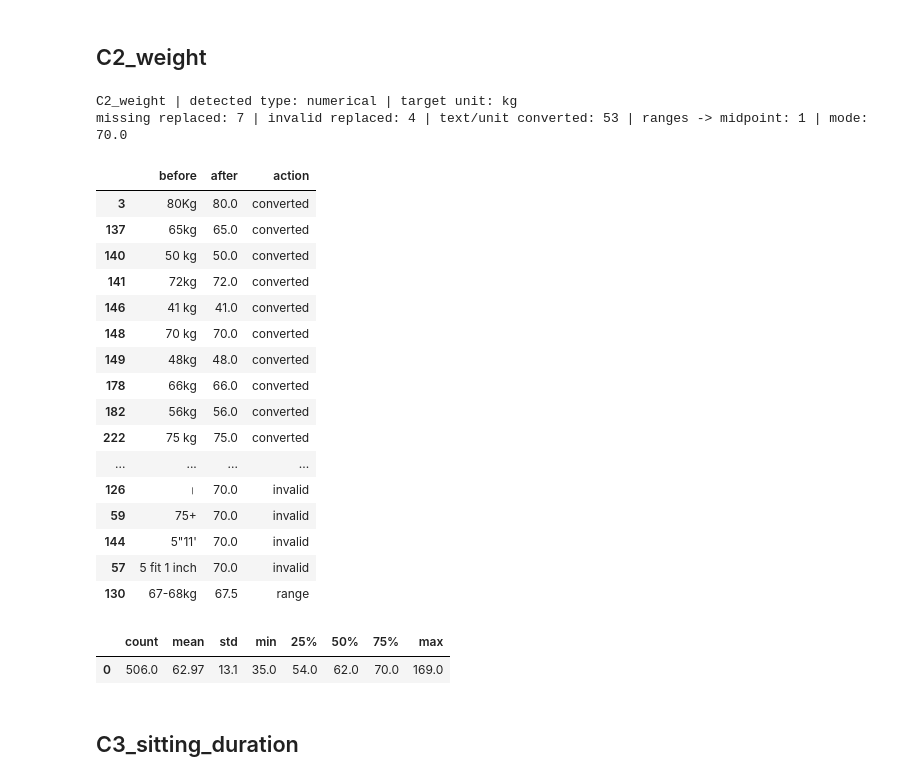
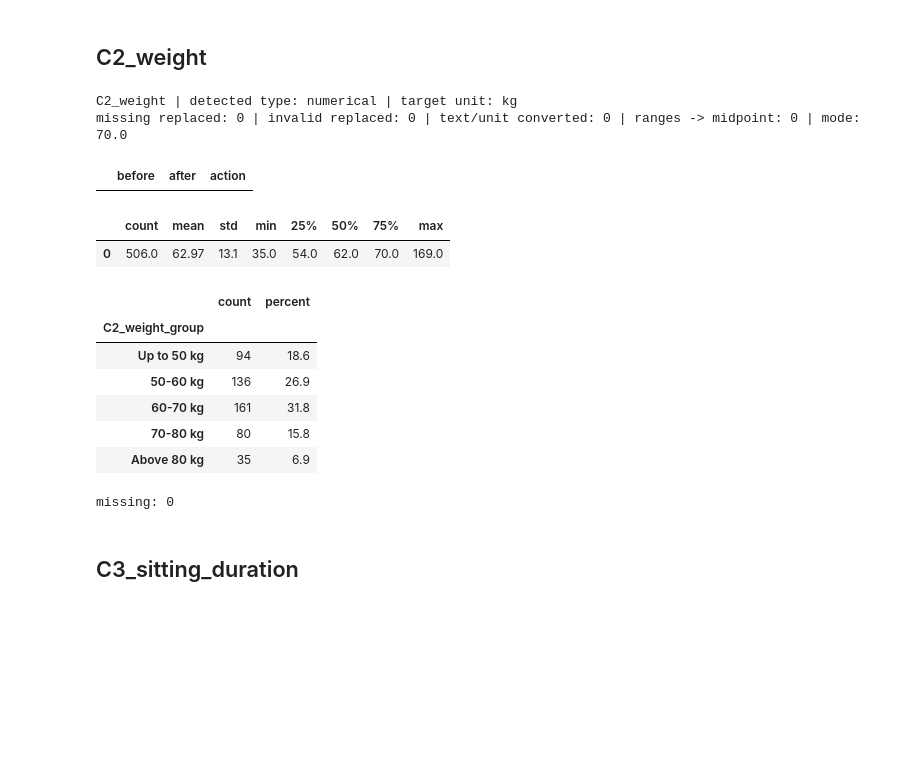
Before and after one commit to arshadziban/Reels-Mental-Health-Well-Being-Report, a Jupyter notebook: 1_finetune_dataset.ipynb, the cells around one changed output. Saved outputs shown, nothing was run; the diff lists cells and outputs as text; code cells hidden in the pictures; blank space fills up the shorter version.

```diff
--- a/1_finetune_dataset.ipynb
+++ b/1_finetune_dataset.ipynb
@@ -491,3 +491,10 @@ missing replaced: 3 | invalid replaced: 0 | modified: 3 | mode: Islam
 | Islam | 491 | 97.0 |
 | Hindu | 12 | 2.4 |
 | Christian | 3 | 0.6 |
+# %%
+# A3_religion - merge the small groups (Hindu, Christian) into one category
+df["A3_religion"] = df["A3_religion"].replace({"Hindu": "Hindu/Christian", "Christian": "Hindu/Christian"})
+
+summary = df["A3_religion"].value_counts().rename("count").to_frame()
+summary["percent"] = (summary["count"] / summary["count"].sum() * 100).round(1)
+display(summary)
@@ -549,5 +561,17 @@ missing replaced: 2 | invalid replaced: 0 | modified: 2 | mode: Single family
 # %%
 # B2_family_time_hours
 clean_column("B2_family_time_hours")
+
+# 5 categories (right-inclusive bins) from the numeric hours, before converting to text
+labels = ["Up to 1 hour", "1-3 hours", "3-5 hours", "5-8 hours", "More than 8 hours"]
+df["B2_family_time_group"] = pd.cut(df["B2_family_time_hours"], bins=[-1, 1, 3, 5, 8, 24], labels=labels)
+
+# Show hours as text: 2 -> "2 Hours", 5.5 -> "5.5 Hours" (1 -> "1 Hour")
+df["B2_family_time_hours"] = df["B2_family_time_hours"].map(lambda h: f"{h:g} {'Hour' if h == 1 else 'Hours'}")
+
+summary = df["B2_family_time_group"].value_counts().reindex(labels).rename("count").to_frame()
+summary["percent"] = (summary["count"] / summary["count"].sum() * 100).round(1)
+display(summary)
+print("missing:", df["B2_family_time_group"].isna().sum())
 # %% [output]
 B2_family_time_hours | detected type: numerical | target unit: hours
@@ -602,5 +634,17 @@ missing replaced: 4 | invalid replaced: 0 | modified: 4 | mode: Very Comfortable
 # %%
 # C1_height
 clean_column("C1_height")
+
+# 5 categories (right-inclusive bins) from the numeric cm, before converting to text
+labels = ["Up to 160 cm", "160-165 cm", "165-170 cm", "170-175 cm", "Above 175 cm"]
+df["C1_height_group"] = pd.cut(df["C1_height"], bins=[0, 160, 165, 170, 175, 300], labels=labels)
+
+# Show height as text: 167.6 -> "167.6 cm"
+df["C1_height"] = df["C1_height"].map(lambda h: f"{h:g} cm")
+
+summary = df["C1_height_group"].value_counts().reindex(labels).rename("count").to_frame()
+summary["percent"] = (summary["count"] / summary["count"].sum() * 100).round(1)
+display(summary)
+print("missing:", df["C1_height_group"].isna().sum())
 # %% [output]
 C1_height | detected type: numerical | target unit: cm
@@ -625,28 +665,32 @@ missing replaced: 8 | invalid replaced: 31 | text/unit converted: 182 | ranges -
 # %%
 # C2_weight
 clean_column("C2_weight")
+
+# 5 categories (right-inclusive bins) from the numeric kg, before converting to text
+labels = ["Up to 50 kg", "50-60 kg", "60-70 kg", "70-80 kg", "Above 80 kg"]
+df["C2_weight_group"] = pd.cut(df["C2_weight"], bins=[0, 50, 60, 70, 80, 300], labels=labels)
+
+# Show weight as text: 62 -> "62 kg"
+df["C2_weight"] = df["C2_weight"].map(lambda w: f"{w:g} kg")
+
+summary = df["C2_weight_group"].value_counts().reindex(labels).rename("count").to_frame()
+summary["percent"] = (summary["count"] / summary["count"].sum() * 100).round(1)
+display(summary)
+print("missing:", df["C2_weight_group"].isna().sum())
 # %% [output]
 C2_weight | detected type: numerical | target unit: kg
-missing replaced: 7 | invalid replaced: 4 | text/unit converted: 53 | ranges -> midpoint: 1 | mode: 70.0
+missing replaced: 0 | invalid replaced: 0 | text/unit converted: 0 | ranges -> midpoint: 0 | mode: 70.0
 |  | before | after | action |
-| 3 | 80Kg | 80.0 | converted |
-| 137 | 65kg | 65.0 | converted |
-| 140 | 50 kg | 50.0 | converted |
-| 141 | 72kg | 72.0 | converted |
-| 146 | 41 kg | 41.0 | converted |
-| 148 | 70 kg | 70.0 | converted |
-| 149 | 48kg | 48.0 | converted |
-| 178 | 66kg | 66.0 | converted |
-| 182 | 56kg | 56.0 | converted |
-| 222 | 75 kg | 75.0 | converted |
-| ... | ... | ... | ... |
-| 126 | । | 70.0 | invalid |
-| 59 | 75+ | 70.0 | invalid |
-| 144 | 5"11' | 70.0 | invalid |
-| 57 | 5 fit 1 inch | 70.0 | invalid |
-| 130 | 67-68kg | 67.5 | range |
 |  | count | mean | std | min | 25% | 50% | 75% | max |
 | 0 | 506.0 | 62.97 | 13.1 | 35.0 | 54.0 | 62.0 | 70.0 | 169.0 |
+|  | count | percent |
+| C2_weight_group |  |  |
+| Up to 50 kg | 94 | 18.6 |
+| 50-60 kg | 136 | 26.9 |
+| 60-70 kg | 161 | 31.8 |
+| 70-80 kg | 80 | 15.8 |
+| Above 80 kg | 35 | 6.9 |
+missing: 0
 # %% [markdown]
 ## C3_sitting_duration
 # %%
```
Also changed, not shown: parts of 5 cells of this notebook.
